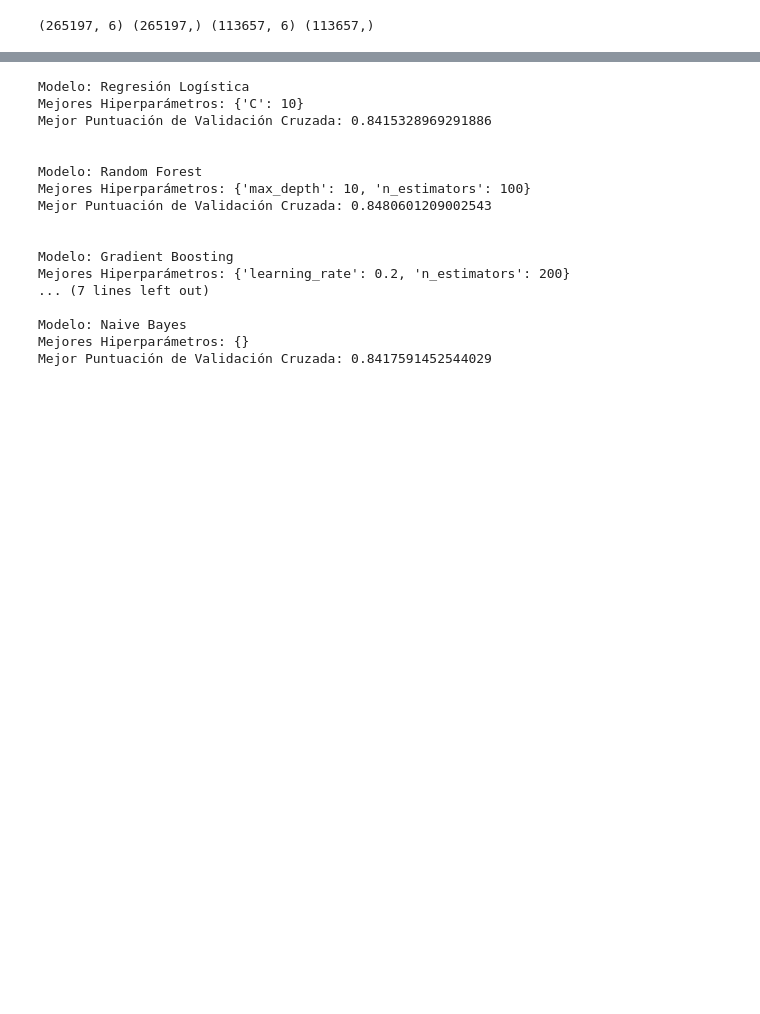
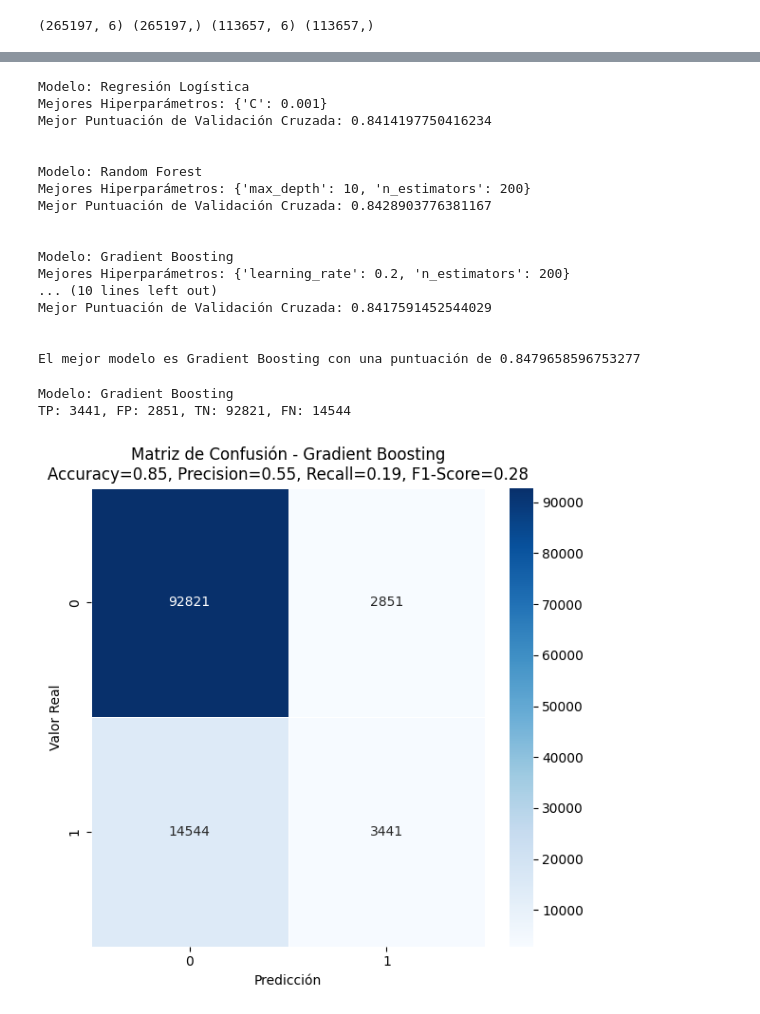
Before and after one commit to Freakscode/Hackaton-2023-PB, a Jupyter notebook: sketch.ipynb, the cells around one changed output, grey strips where cells are left out. Saved outputs shown, nothing was run; the diff lists cells and outputs as text; code cells hidden in the pictures; blank space fills up the shorter version.

Commit message:
Se termina de configurar apropiadamente el modelo para las predicciones

```diff
--- a/sketch.ipynb
+++ b/sketch.ipynb
@@ -271,7 +263,7 @@ mejor_puntuacion = -1
 for nombre_modelo, (modelo, parametros) in tqdm(modelos.items()):
     grid_search = GridSearchCV(
         modelo, parametros, cv=10, scoring='accuracy', error_score='raise')
-    grid_search.fit(X_train, y_train)
+    grid_search.fit(X_train_scaled, y_train)
     resultados[nombre_modelo] = {
         'Mejores Hiperparámetros': grid_search.best_params_,
         'Mejor Puntuación de Validación Cruzada': grid_search.best_score_,
@@ -307,25 +282,78 @@ Please also refer to the documentation for alternative solver options:
 # %%
+best_score = 0
+best_model = ""
 for nombre_modelo, resultado in resultados.items():
     print(f'Modelo: {nombre_modelo}')
     print(f'Mejores Hiperparámetros: {resultado["Mejores Hiperparámetros"]}')
-    print(
-        f'Mejor Puntuación de Validación Cruzada: {resultado["Mejor Puntuación de Validación Cruzada"]}')
+    print(f'Mejor Puntuación de Validación Cruzada: {resultado["Mejor Puntuación de Validación Cruzada"]}')
+    if resultado["Mejor Puntuación de Validación Cruzada"] > best_score:
+        best_score = resultado["Mejor Puntuación de Validación Cruzada"]
+        best_model = nombre_modelo
     print('\n')
+print(f"El mejor modelo es {best_model} con una puntuación de {best_score}")
 # %% [output]
 Modelo: Regresión Logística
-Mejores Hiperparámetros: {'C': 10}
-Mejor Puntuación de Validación Cruzada: 0.8415328969291886
+Mejores Hiperparámetros: {'C': 0.001}
+Mejor Puntuación de Validación Cruzada: 0.8414197750416234
 
 
 Modelo: Random Forest
-Mejores Hiperparámetros: {'max_depth': 10, 'n_estimators': 100}
-Mejor Puntuación de Validación Cruzada: 0.8480601209002543
+Mejores Hiperparámetros: {'max_depth': 10, 'n_estimators': 200}
+Mejor Puntuación de Validación Cruzada: 0.8428903776381167
 
 
 Modelo: Gradient Boosting
 Mejores Hiperparámetros: {'learning_rate': 0.2, 'n_estimators': 200}
-... (7 lines left out)
+... (10 lines left out)
+Mejor Puntuación de Validación Cruzada: 0.8417591452544029
 
-Modelo: Naive Bayes
-Mejores Hiperparámetros: {}
-Mejor Puntuación de Validación Cruzada: 0.8417591452544029
+
+El mejor modelo es Gradient Boosting con una puntuación de 0.8479658596753277
+# %%
+from sklearn.ensemble import GradientBoostingClassifier
+from sklearn.metrics import confusion_matrix, accuracy_score, precision_score, recall_score, f1_score
+import seaborn as sns
+import matplotlib.pyplot as plt
+
+# Define the model with the given hyperparameters
+model = GradientBoostingClassifier(learning_rate=0.2, n_estimators=200)
+
+# Train the model
+model.fit(X_train_scaled, y_train)
+
+# Evaluate the model on the test set
+y_pred = model.predict(X_test_scaled)
+
+# Calculate the confusion matrix
+cm = confusion_matrix(y_test, y_pred)
+
+# Extract the values of TP, FP, TN, FN from the confusion matrix
+tn, fp, fn, tp = cm.ravel()
+
+# Calculate evaluation metrics
+accuracy = accuracy_score(y_test, y_pred)
+precision = precision_score(y_test, y_pred, pos_label=1)
+recall = recall_score(y_test, y_pred, pos_label=1)
+f1 = f1_score(y_test, y_pred, pos_label=1)
+
+# Print the values of TP, FP, TN, FN
+print(f'Modelo: Gradient Boosting')
+print(f'TP: {tp}, FP: {fp}, TN: {tn}, FN: {fn}')
+
+# Plot the confusion matrix with Seaborn
+plt.figure(figsize=(6, 6))
+sns.heatmap(cm, annot=True, fmt='d', cmap='Blues', linewidths=.5)
+plt.title(f'Matriz de Confusión - Gradient Boosting')
+plt.xlabel('Predicción')
+plt.ylabel('Valor Real')
+
+# Show the evaluation metrics in the title
+plt.title(
+    f'Matriz de Confusión - Gradient Boosting\nAccuracy={accuracy:.2f}, Precision={precision:.2f}, Recall={recall:.2f}, F1-Score={f1:.2f}')
+
+plt.tight_layout()
+plt.show()
+# %% [output]
+Modelo: Gradient Boosting
+TP: 3441, FP: 2851, TN: 92821, FN: 14544
+[figure, added]
```
Also changed, not shown: parts of 15 cells of this notebook, 2 other files.
